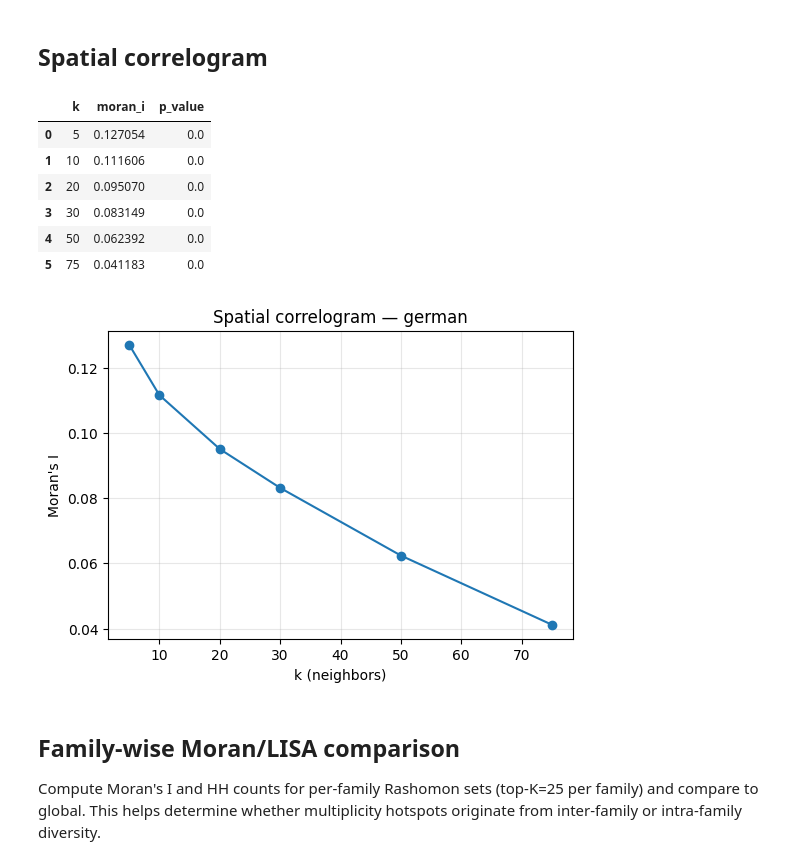
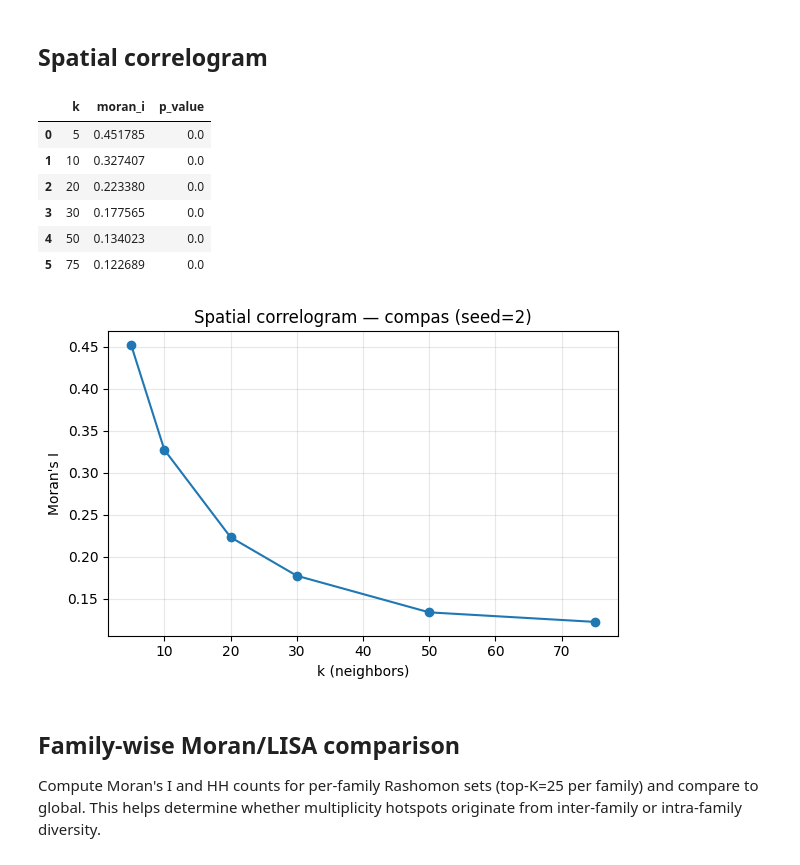
Before and after one commit to DejvisT/spatial-rashomon-multiplicity, a Jupyter notebook: notebooks/03_spatial_patterns.ipynb, the cells around one changed output. Saved outputs shown, nothing was run; the diff lists cells and outputs as text; code cells hidden in the pictures.

```diff
--- a/notebooks/03_spatial_patterns.ipynb
+++ b/notebooks/03_spatial_patterns.ipynb
@@ -47,7 +47,7 @@ TABLE_DIR, FIG_DIR = thesis_output_dirs("nb03")
 
 For each dataset and run we compute spatial analysis (Moran's I, LISA) and collect HH_mask, LL_mask, and pointwise variance.
 # %%
-DATASET = "german"
+DATASET = "compas"
 K = 25
 k_nn = K_NN_BY_DATASET[DATASET]
 USE_FIXED_TEST = True  # Required for valid observation-level cross-seed stability.
@@ -704,32 +708,38 @@ Jaccard(LISA HH, Gi* hotspot): 0.0000
 # %%
 from analysis.spatial import spatial_correlogram
 
 corr_df = spatial_correlogram(
     v=v_rep,
     X=X_rep,
     k_values=(5, 10, 20, 30, 50, 75),
     permutations=999,
     seed=42,
 )
 
 display(corr_df)
 
+# save table
+corr_df.to_csv(TABLE_DIR / f"spatial_correlogram_{DATASET}.csv", index=False)
+
+# save figure
 plt.figure(figsize=(6, 4))
 plt.plot(corr_df["k"], corr_df["moran_i"], marker="o")
 plt.xlabel("k (neighbors)")
 plt.ylabel("Moran's I")
-plt.title(f"Spatial correlogram — {DATASET}")
+plt.title(f"Spatial correlogram — {DATASET} ({r0['run_dir']})")
 plt.grid(alpha=0.3)
+plt.tight_layout()
+plt.savefig(FIG_DIR / f"spatial_correlogram_{DATASET}.pdf", bbox_inches="tight")
 plt.show()
 # %% [output]
 |  | k | moran_i | p_value |
-| 0 | 5 | 0.127054 | 0.0 |
-| 1 | 10 | 0.111606 | 0.0 |
-| 2 | 20 | 0.095070 | 0.0 |
-| 3 | 30 | 0.083149 | 0.0 |
-| 4 | 50 | 0.062392 | 0.0 |
-| 5 | 75 | 0.041183 | 0.0 |
+| 0 | 5 | 0.451785 | 0.0 |
+| 1 | 10 | 0.327407 | 0.0 |
+| 2 | 20 | 0.223380 | 0.0 |
+| 3 | 30 | 0.177565 | 0.0 |
+| 4 | 50 | 0.134023 | 0.0 |
+| 5 | 75 | 0.122689 | 0.0 |
-[figure, old version]
+[figure, new version]
 # %% [markdown]
 ## Family-wise Moran/LISA comparison
 
```
Also changed, not shown: parts of 14 cells of this notebook, 12 other files.
